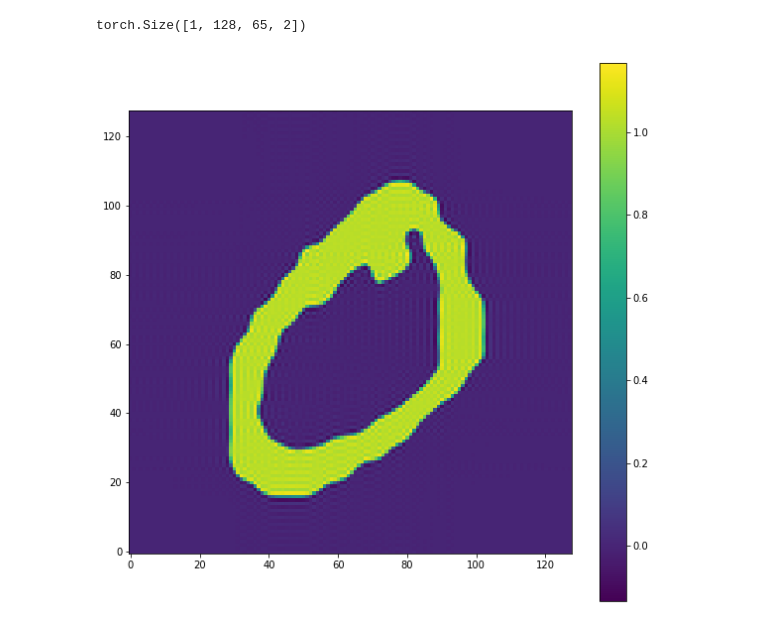
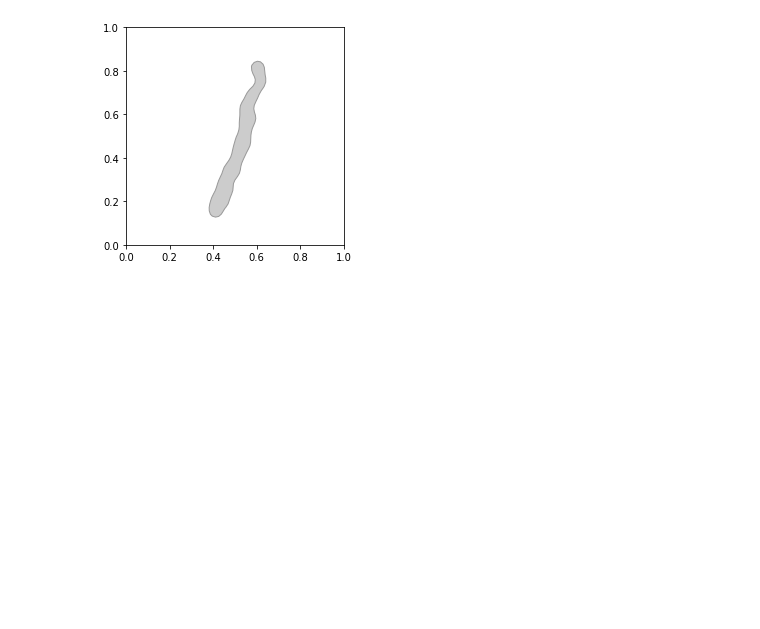
Before and after one commit to maxjiang93/DDSL, a Jupyter notebook: experiments/exp2_mnist/scatch.ipynb, the cells around one changed output. Drawn from its saved outputs; the diff is of its cells as text; code cells hidden in the pictures; blank space fills up the shorter version.

```diff
--- a/experiments/exp2_mnist/scatch.ipynb
+++ b/experiments/exp2_mnist/scatch.ipynb
@@ -20,11 +8,0 @@ f = torch.irfft(F, 2, normalized=True, signal_sizes=(size, size)).squeeze()
-# %%
-F.shape
-# %% [output]
-torch.Size([1, 128, 65, 2])
-# %%
-plt.figure(figsize=(10,10))
-plt.imshow(f.numpy().T/(np.sqrt(128*128)), origin='lower')
-plt.colorbar()
-plt.show()
-# %% [output]
-[figure, removed]
@@ -30,0 +201,19 @@ plt.show()
+# %%
+pmnist = PolyMNIST("data/polyMNIST")
+P = pmnist.get_poly(2)
+C = np.array([[0.6, 0.8],
+              [0.55, 0.65],
+              [0.45, 0.2]])
+P = CPolygon(P, C)
+# showPolygon(P.polygon)
+dC = np.array([[ 0, 0, 30],
+               [ 0, 0,  0],
+               [ 0, 0,  0]])
+
+P.update_control(dC, rad=False)
+
+fig, _ = showPolygon(P.polygon)
+
+plt.show()
+# %% [output]
+[figure, added]
```
Also changed, not shown: parts of 3 cells of this notebook, 1 other file.
